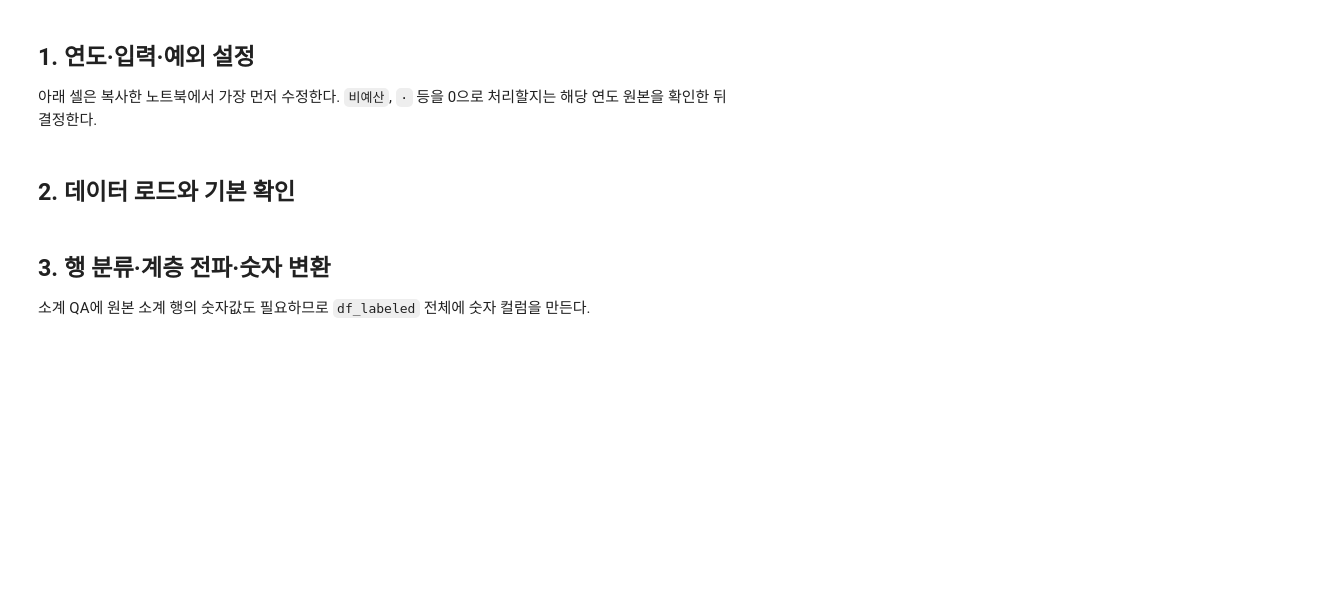
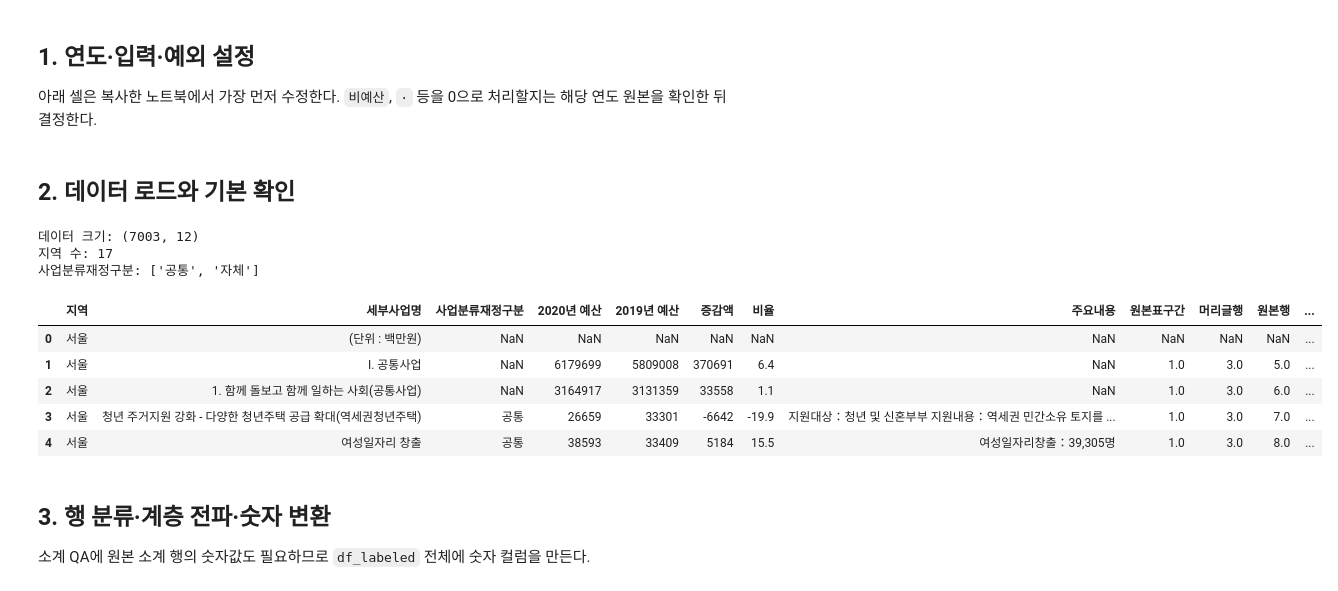
Before and after one commit to JungYeoni/yumocha, a Jupyter notebook: notebooks/20260721_EDA_2020_전국_시도분리정제.ipynb, the cells around one changed output. Saved outputs shown, nothing was run; the diff lists cells and outputs as text; code cells hidden in the pictures; blank space fills up the shorter version.

```diff
--- a/notebooks/20260721_EDA_2020_전국_시도분리정제.ipynb
+++ b/notebooks/20260721_EDA_2020_전국_시도분리정제.ipynb
@@ -90,39 +98,50 @@ ROW_TYPE_REVIEW_PATH = REPORTS_DIR / f"{YEAR}_행유형_후보_검토.csv"
 if not SOURCE_FILE.exists():
     raise FileNotFoundError(f"SOURCE_FILE을 실제 파일로 수정하세요: {SOURCE_FILE}")
 
+SOURCE_SHA256_BEFORE = hashlib.sha256(SOURCE_FILE.read_bytes()).hexdigest()
 df_raw = pd.read_excel(SOURCE_FILE, sheet_name=SOURCE_SHEET)
 
 required_columns = {
     "지역",
     "세부사업명",
     "사업분류재정구분",
     CURRENT_BUDGET_COL,
     PREVIOUS_BUDGET_COL,
     "주요내용",
     "원본행",
 }
 missing_columns = required_columns.difference(df_raw.columns)
 if missing_columns:
     raise KeyError(f"입력 파일에 필요한 컬럼이 없습니다: {sorted(missing_columns)}")
 
 expected_shape = (7003, 12)
 if df_raw.shape != expected_shape:
     raise ValueError(f"입력 크기가 예상과 다릅니다: {df_raw.shape} != {expected_shape}")
 
 region_count = df_raw["지역"].nunique()
 if region_count != 17:
     raise ValueError(f"지역 수가 예상과 다릅니다: {region_count} != 17")
 
 finance_values = set(
     df_raw["사업분류재정구분"].dropna().astype("string").str.strip().unique()
 )
 if finance_values != {"공통", "자체"}:
     raise ValueError(f"예상하지 못한 사업분류재정구분 값: {sorted(finance_values)}")
 
 print("데이터 크기:", df_raw.shape)
 print("지역 수:", region_count)
 print("사업분류재정구분:", sorted(finance_values))
 display(df_raw.head())
+# %% [output]
+데이터 크기: (7003, 12)
+지역 수: 17
+사업분류재정구분: ['공통', '자체']
+|  | 지역 | 세부사업명 | 사업분류재정구분 | 2020년 예산 | 2019년 예산 | 증감액 | 비율 | 주요내용 | 원본표구간 | 머리글행 | 원본행 | ... |
+| 0 | 서울 | (단위 : 백만원) | NaN | NaN | NaN | NaN | NaN | NaN | NaN | NaN | NaN | ... |
+| 1 | 서울 | Ⅰ. 공통사업 | NaN | 6179699 | 5809008 | 370691 | 6.4 | NaN | 1.0 | 3.0 | 5.0 | ... |
+| 2 | 서울 | 1. 함께 돌보고 함께 일하는 사회(공통사업) | NaN | 3164917 | 3131359 | 33558 | 1.1 | NaN | 1.0 | 3.0 | 6.0 | ... |
+| 3 | 서울 | 청년 주거지원 강화 - 다양한 청년주택 공급 확대(역세권청년주택) | 공통 | 26659 | 33301 | -6642 | -19.9 | 지원대상：청년 및 신혼부부 지원내용：역세권 민간소유 토지를 ... | 1.0 | 3.0 | 7.0 | ... |
+| 4 | 서울 | 여성일자리 창출 | 공통 | 38593 | 33409 | 5184 | 15.5 | 여성일자리창출：39,305명 | 1.0 | 3.0 | 8.0 | ... |
 # %% [markdown]
 ## 3. 행 분류·계층 전파·숫자 변환
 
```
Also changed, not shown: parts of 10 cells of this notebook, 9 other files.
